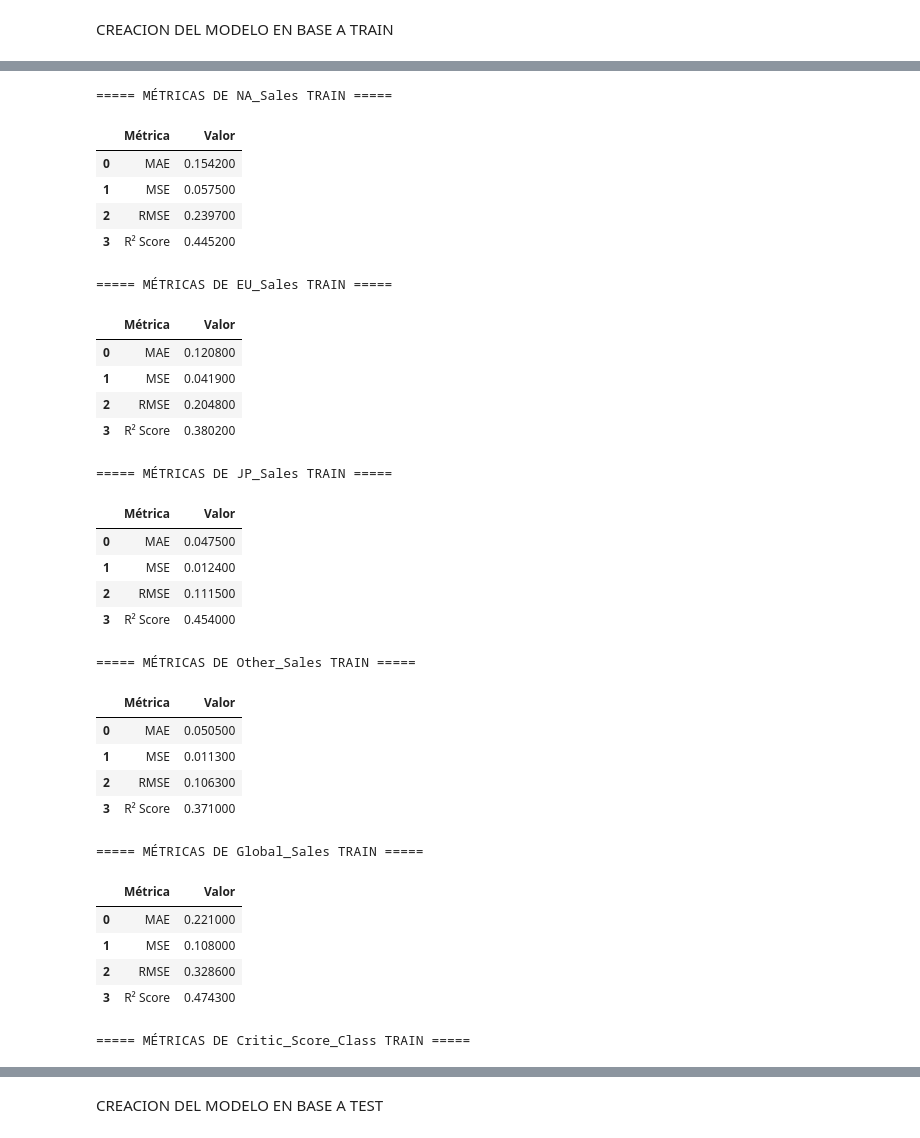
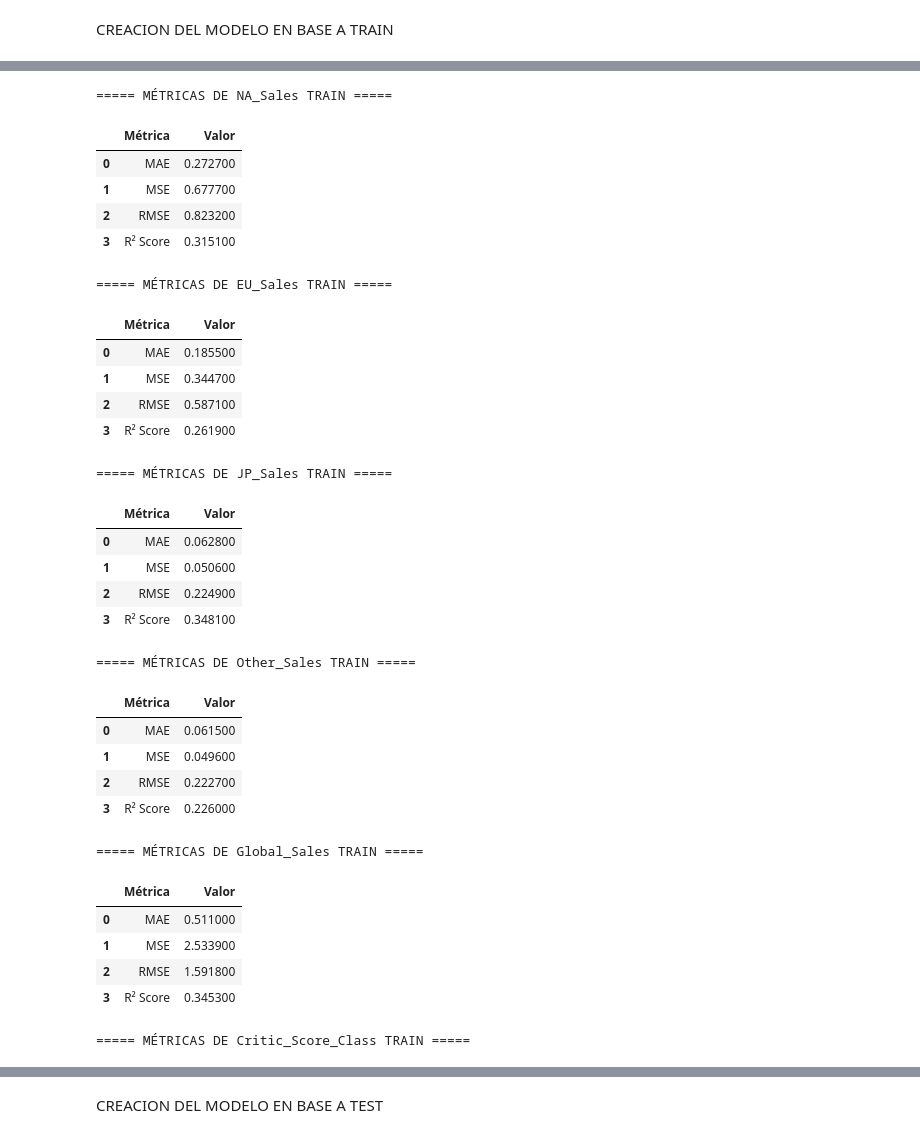
Before and after one commit to Zathiald/VideoGamePrediction_A01705403, a Jupyter notebook: VideoGamePredictionA01705403.ipynb, the cells around one changed output, grey strips where cells are left out. Saved outputs shown, nothing was run; the diff lists cells and outputs as text; code cells hidden in the pictures.

```diff
--- a/VideoGamePredictionA01705403.ipynb
+++ b/VideoGamePredictionA01705403.ipynb
@@ -191,13 +246,13 @@ X = scaler_x.fit_transform(X)
 # %%
 # ==========================================
-# SEPARACIÓN DE DATOS DE ENTRENAMIENTO Y PRUEBA
+# SEPARACIÓN DE DATOS DE ENTRENAMIENTO Y PRUEBA REGRESIÓN
 # ==========================================
 
 # Separar dataset en entrenamiento y prueba
-X_train, X_test, y_train_reg, y_test_reg, y_train_class, y_test_class = train_test_split(
+X_train, X_test, y_train_reg, y_test_reg = train_test_split(
     X,
     y_reg,
-    y_class,
     test_size=0.2,
-    random_state=42
+    random_state=42,
+    stratify=y_class
 )
@@ -388,7 +459,7 @@ regressor = MLPRegressor(
 
     solver="adam",
 
-    alpha=0.01,
+    alpha=0.1,
 
     learning_rate_init=0.0005,
 
@@ -400,7 +471,7 @@ regressor = MLPRegressor(
 
     n_iter_no_change=20,
 
-    random_state=42
+    random_state=42,
 )
 
 # Entrenar red neuronal
@@ -419,15 +490,27 @@ MLPRegressor(alpha=0.01, early_stopping=True, hidden_layer_sizes=(32, 16),
 
 classifier = RandomForestClassifier(
 
-    n_estimators=200,
+    n_estimators=500,
+
+    min_samples_split=5,
+
+    min_samples_leaf=2,
+
+    max_features="sqrt",
+
+    criterion="entropy",
+
+    bootstrap=True,
+
+    oob_score=True,
 
     random_state=42,
 
-    oob_score=True
+    n_jobs=-1
 )
 
 classifier.fit(
-    X_train,
+    X_train_class,
     y_train_class
 )
 
@@ -450,10 +533,12 @@ y_pred_reg = scaler.inverse_transform(
     y_pred_reg_scaled
 )
 
+y_pred_reg = np.expm1(y_pred_reg)
+
 # ---------- CLASIFICACIÓN ----------
 
 y_pred_class = classifier.predict(
-    X_train
+    X_train_class
 )
 # %%
 # ==========================================
@@ -599,7 +684,11 @@ variables_regresion = [
     "Global_Sales"
 ]
 
+# Predicciones convertidas a escala original
 predicciones_regresion = y_pred_reg
+
+# Valores reales convertidos a escala original
+y_train_reg_original = np.expm1(y_train_reg)
 
 # ==========================================
 # MÉTRICAS POR CADA VARIABLE
@@ -608,7 +697,7 @@ predicciones_regresion = y_pred_reg
 for i, variable in enumerate(variables_regresion):
 
     # Valores reales
-    real = y_train_reg[variable]
+    real = y_train_reg_original[variable]
 
     # Valores predichos
     pred = predicciones_regresion[:, i]
@@ -758,60 +847,60 @@ styled_classification = (
 
     tabla_clasificacion.style
 
     .set_properties(**{
         "text-align": "center",
         "font-size": "11pt"
     })
 
     .set_table_styles([
         {
             "selector": "th",
             "props": [
                 ("background-color", "#1F4E78"),
                 ("color", "white"),
                 ("font-weight", "bold"),
                 ("text-align", "center")
             ]
         }
     ])
 
     .background_gradient(
         cmap="Blues",
         subset=["Valor"]
     )
 )
 
 display(styled_classification)
 # %% [output]
 ===== MÉTRICAS DE NA_Sales TRAIN =====
 |  | Métrica | Valor |
-| 0 | MAE | 0.154200 |
-| 1 | MSE | 0.057500 |
-| 2 | RMSE | 0.239700 |
-| 3 | R² Score | 0.445200 |
+| 0 | MAE | 0.272700 |
+| 1 | MSE | 0.677700 |
+| 2 | RMSE | 0.823200 |
+| 3 | R² Score | 0.315100 |
 ===== MÉTRICAS DE EU_Sales TRAIN =====
 |  | Métrica | Valor |
-| 0 | MAE | 0.120800 |
-| 1 | MSE | 0.041900 |
-| 2 | RMSE | 0.204800 |
-| 3 | R² Score | 0.380200 |
+| 0 | MAE | 0.185500 |
+| 1 | MSE | 0.344700 |
+| 2 | RMSE | 0.587100 |
+| 3 | R² Score | 0.261900 |
 ===== MÉTRICAS DE JP_Sales TRAIN =====
 |  | Métrica | Valor |
-| 0 | MAE | 0.047500 |
-| 1 | MSE | 0.012400 |
-| 2 | RMSE | 0.111500 |
-| 3 | R² Score | 0.454000 |
+| 0 | MAE | 0.062800 |
+| 1 | MSE | 0.050600 |
+| 2 | RMSE | 0.224900 |
+| 3 | R² Score | 0.348100 |
 ===== MÉTRICAS DE Other_Sales TRAIN =====
 |  | Métrica | Valor |
-| 0 | MAE | 0.050500 |
-| 1 | MSE | 0.011300 |
-| 2 | RMSE | 0.106300 |
-| 3 | R² Score | 0.371000 |
+| 0 | MAE | 0.061500 |
+| 1 | MSE | 0.049600 |
+| 2 | RMSE | 0.222700 |
+| 3 | R² Score | 0.226000 |
 ===== MÉTRICAS DE Global_Sales TRAIN =====
 |  | Métrica | Valor |
-| 0 | MAE | 0.221000 |
-| 1 | MSE | 0.108000 |
-| 2 | RMSE | 0.328600 |
-| 3 | R² Score | 0.474300 |
+| 0 | MAE | 0.511000 |
+| 1 | MSE | 2.533900 |
+| 2 | RMSE | 1.591800 |
+| 3 | R² Score | 0.345300 |
 ===== MÉTRICAS DE Critic_Score_Class TRAIN =====
 |  | Métrica | Valor |
```
Also changed, not shown: parts of 15 cells of this notebook.
